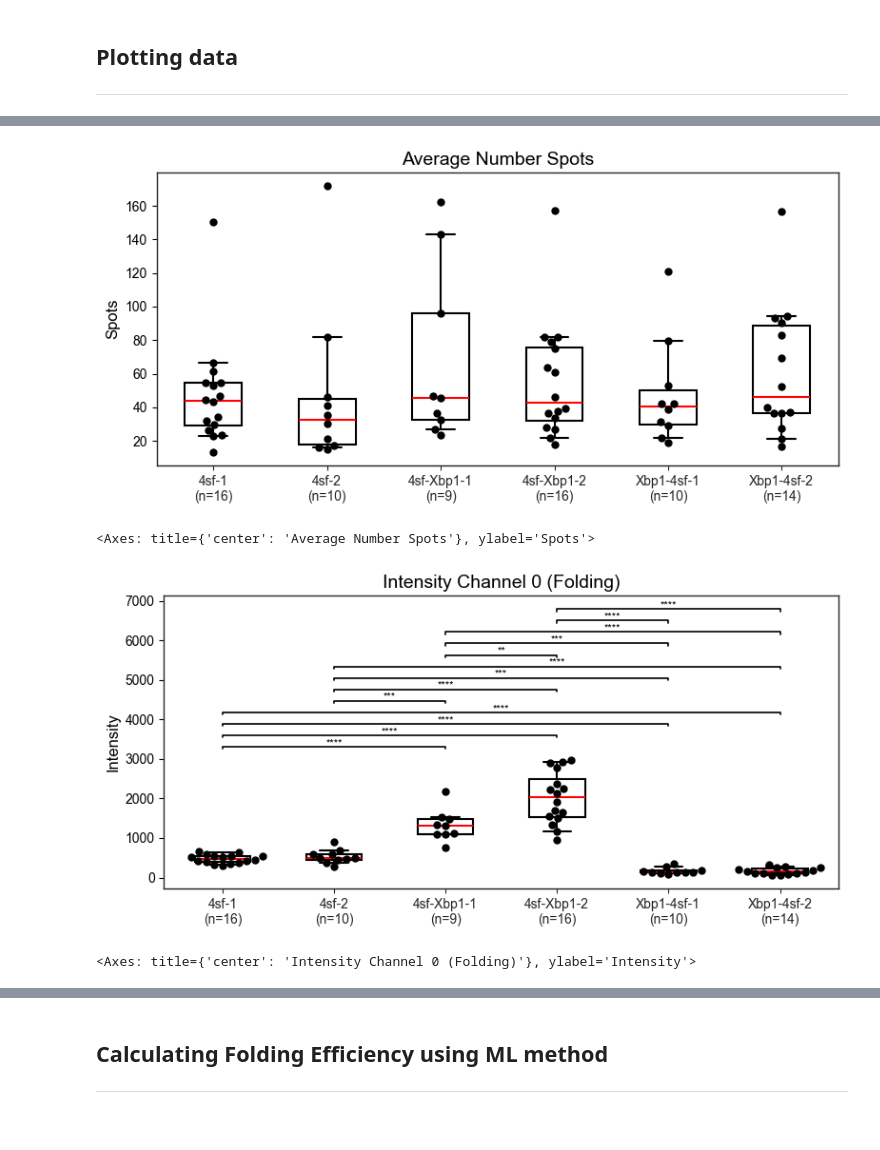
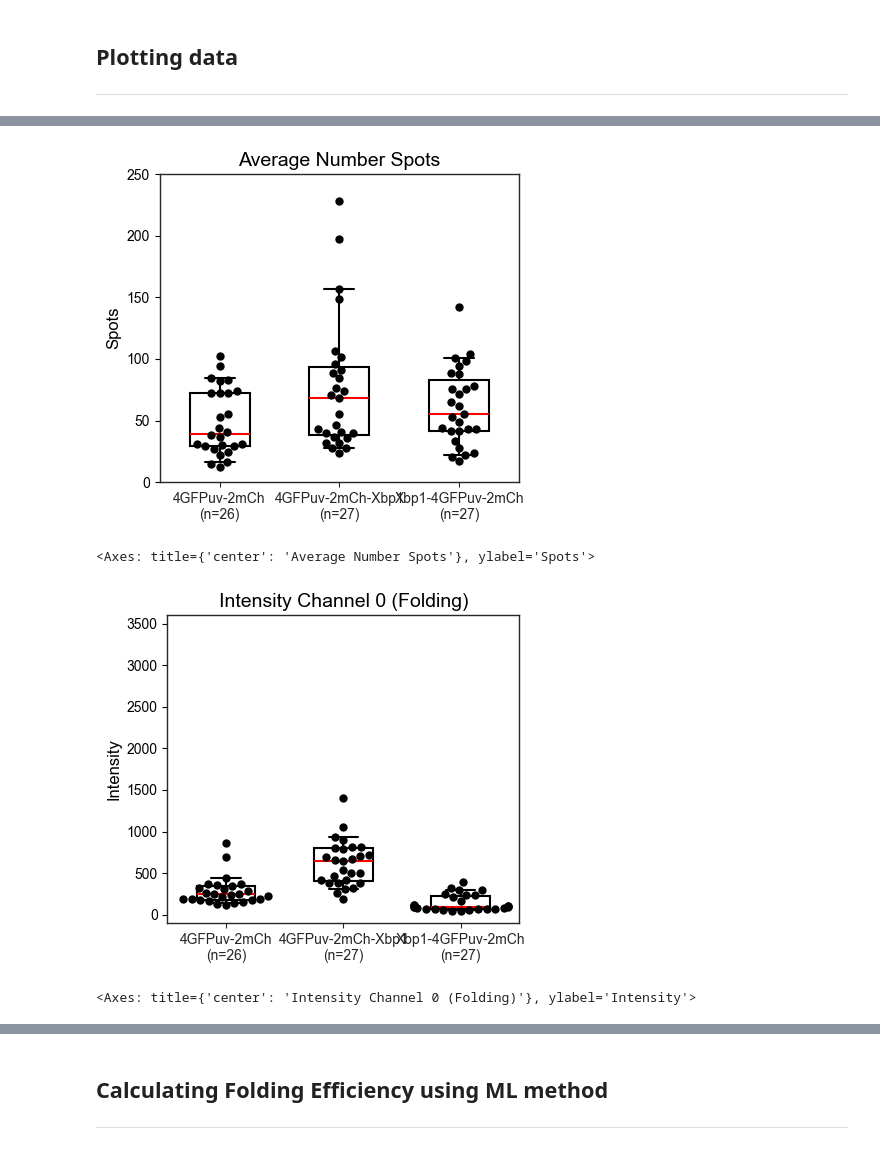
Before and after one commit to ningzhaoAnschutz/cof_paper, a Jupyter notebook: notebooks/CoF_project/Fig 4_GFPSlow_CoF Analysis Notebook.ipynb, the cells around one changed output, grey strips where cells are left out. Drawn from its saved outputs; the diff is of its cells as text; code cells hidden in the pictures.

```diff
--- a/notebooks/CoF_project/Fig 4_GFPSlow_CoF Analysis Notebook.ipynb
+++ b/notebooks/CoF_project/Fig 4_GFPSlow_CoF Analysis Notebook.ipynb
@@ -22,20 +22,20 @@ importlib.reload(ld)
 ___
 # %%
 # Loading data
-        #RMS External Drive Location:    'E:/Co-translational folding (CoF) paper/Fig 4_slow CoF reanalysis'
+        #RMS External Drive Location:    'E:/Co-translational folding (CoF) paper/Fig 4_slow coTFT minitrack analysis'
         #Ning Zhao OneDrive Location:    '...General - Zhao (NZ) Lab\Zhao lab shared folder\Our papers\co-translational folding paper\Fig 4\Fig 4_slow Xbp1u coTFT analysis'
-dataframes_dir = Path('E:/Co-translational folding (CoF) paper/Fig 4_slow CoF reanalysis')
+dataframes_dir = Path('E:/Co-translational folding (CoF) paper/Fig 4_slow coTFT minitrack analysis')
 
 # Average Folder Substrings
 
 list_folder_substring_to_avoid = None
 
 
-save_dir = current_dir.joinpath('results')
+save_dir = current_dir.joinpath('results_Fig4_slow')
 save_dir.mkdir(parents=True, exist_ok=True)
 
 # Individual day Folder Substrings
-plot_individual_days = True     # Set to False to skip plotting individual experiment days and plot the overall average.
+plot_individual_days = False     # Set to False to skip plotting individual experiment days and plot the overall average.
 
 list_folder_substrings, list_names = ld.get_folder_substrings_and_names(
     dataframes_dir,
@@ -81,10 +81,10 @@ ___
 # %%
 # ── Plotting Configuration ─────────────────────────────────
 PLOT_CONFIG = dict(
-    figsize       = (8, 4),
+    figsize       = (4.5, 4),
     tick_size     = 10,
     swarm_color   = 'black',
-    show_stats    = True,
+    show_stats    = False,
     only_significant = True,
     max_percentile_significance = 99.5,
 )
@@ -119,28 +119,28 @@ efficiency_manual
 # %%
 ld.plot_swarm_plot(
     data_dict['average_number_spots'], list_names,
     y_label='Spots',
     title='Average Number Spots',
-    y_lim=(0, 300),
+    y_lim=(0, 250),
     plot_name='avg_spots',
     save_dir=SAVE_DIR,
     **PLOT_CONFIG,
 )
 # %% [output]
-[figure, old version]
+[figure, new version]
 <Axes: title={'center': 'Average Number Spots'}, ylabel='Spots'>
 # %%
 ld.plot_swarm_plot(
     data_dict['int_ch_0'], list_names,
     y_label='Intensity',
     title='Intensity Channel 0 (Folding)',
-    y_lim=(0, 1500),
+    y_lim=(-100, 3600),
     plot_name='int_ch0',
     save_dir=SAVE_DIR,
     **PLOT_CONFIG,
 )
 # %% [output]
-[figure, old version]
+[figure, new version]
 <Axes: title={'center': 'Intensity Channel 0 (Folding)'}, ylabel='Intensity'>
 # %%
 ld.plot_swarm_plot(
```
Also changed, not shown: parts of 10 cells of this notebook, 5 other files.
